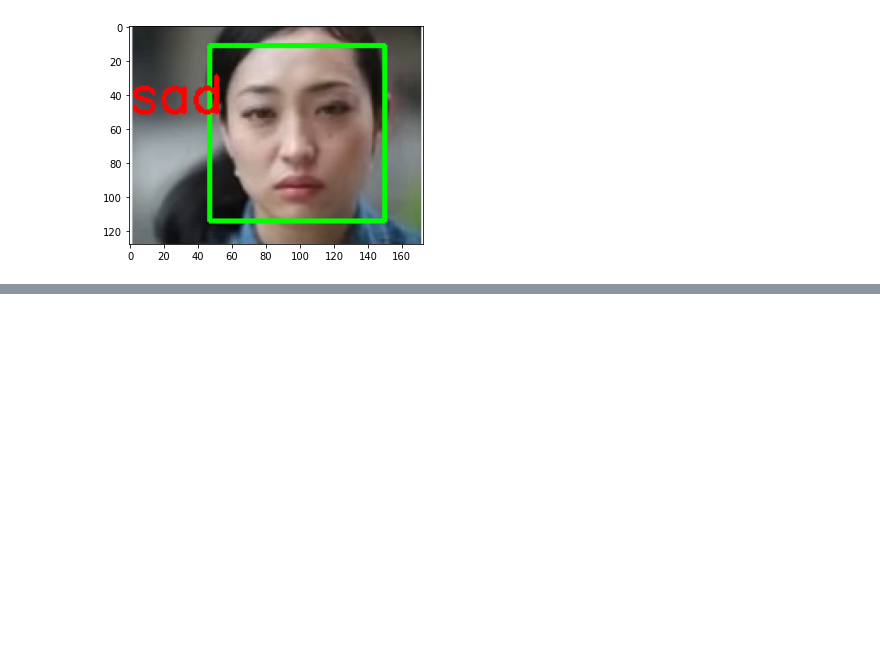
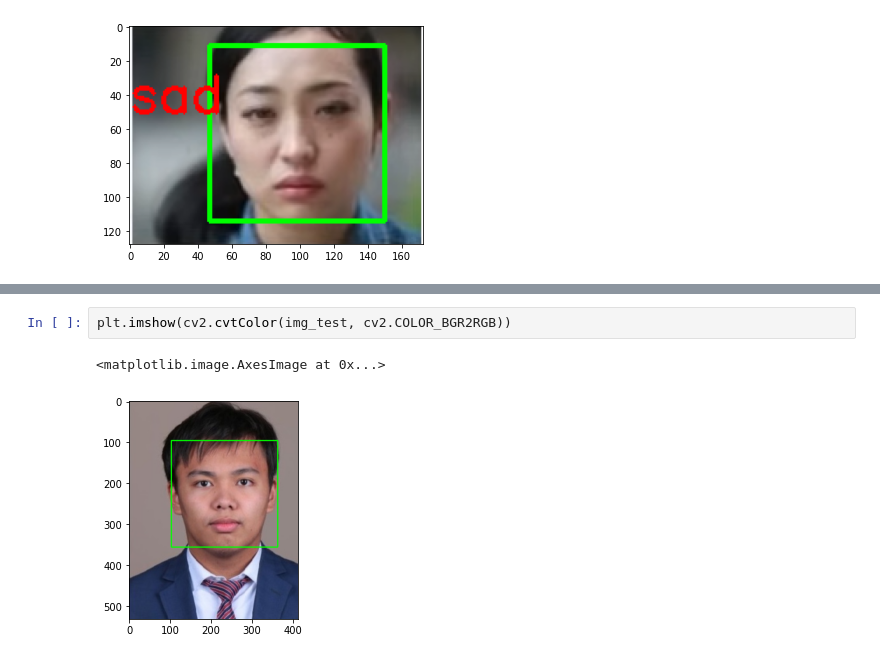
Before and after one commit to MoalikhanM/Recognition, a Jupyter notebook: Emotion Recognition.ipynb, the cells around one changed output, grey strips where cells are left out. Drawn from its saved outputs; the diff is of its cells as text; blank space fills up the shorter version.

```diff
--- a/Emotion Recognition.ipynb
+++ b/Emotion Recognition.ipynb
@@ -172,0 +224,5 @@ plt.imshow(cv2.cvtColor(img_two, cv2.COLOR_BGR2RGB))
+# %%
+plt.imshow(cv2.cvtColor(img_test, cv2.COLOR_BGR2RGB))
+# %% [output]
+<matplotlib.image.AxesImage at 0x...>
+[figure, added]
```
Also changed, not shown: parts of 14 cells of this notebook, 1 other file.
